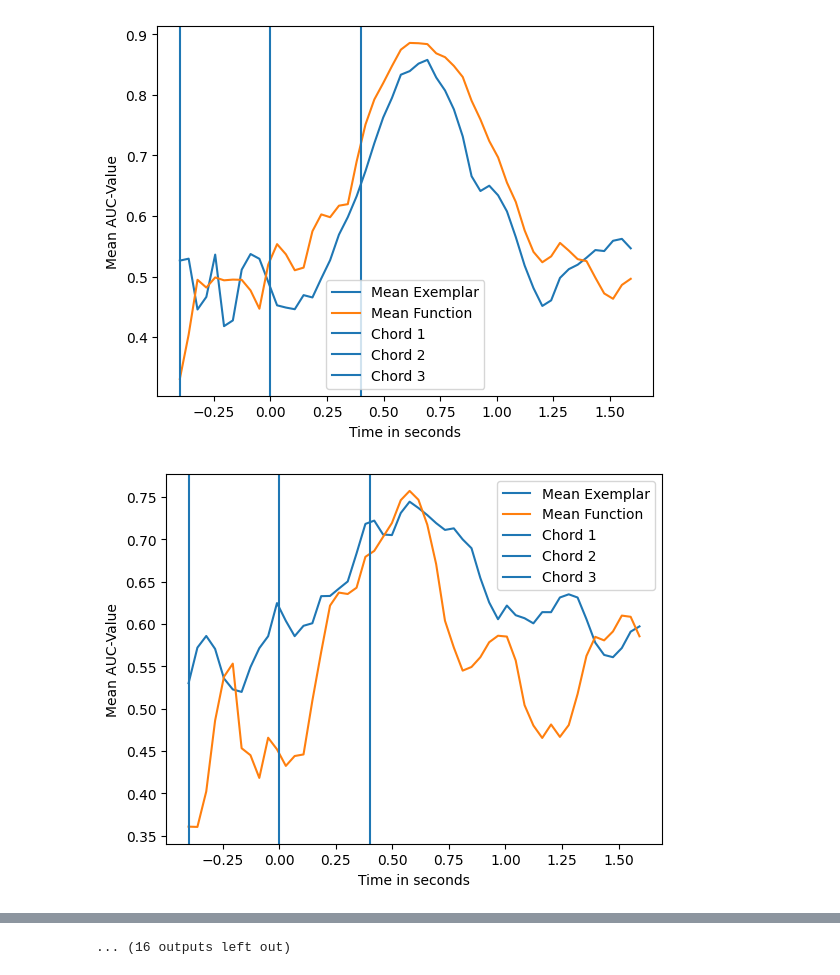
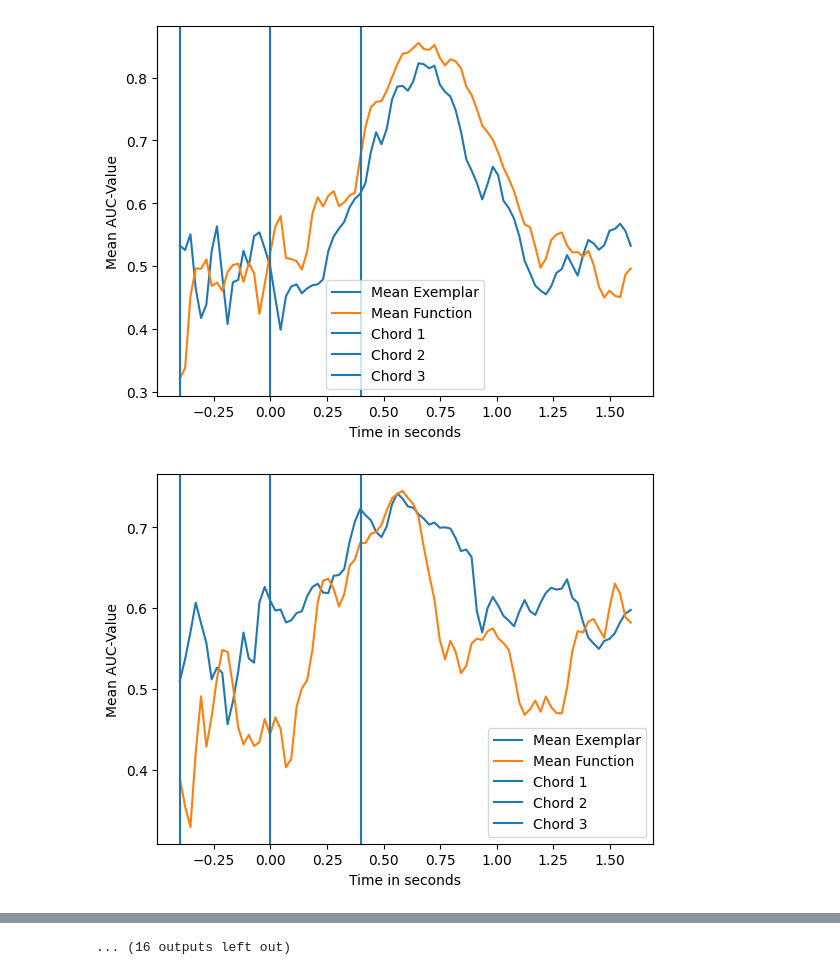
Before and after one commit to Rripped/eeg-chord-oddball, a Jupyter notebook: statistical_analysis.ipynb, the cells around one changed output, grey strips where cells are left out. Saved outputs shown, nothing was run; the diff lists cells and outputs as text; code cells hidden in the pictures.

Commit message:
Added other step and window parameters

```diff
--- a/statistical_analysis.ipynb
+++ b/statistical_analysis.ipynb
@@ -3,7 +3,7 @@ import numpy as np
 import matplotlib.pyplot as plt
 import os
 # %%
-def find_txt_files(directory):
+def find_txt_files(directory, step, window):
     # List to hold the names of .txt files
     txt_files = []
 
@@ -11,17 +11,18 @@ def find_txt_files(directory):
     for filename in os.listdir(directory):
         # Check if the filename ends with .txt
         if filename.endswith('.txt'):
-            txt_files.append(filename)
+            if (str(window) + "_" + str(step)) in filename:
+                txt_files.append(filename)
 
     return txt_files
 # %%
 # Step and window size used for generating data
-step = 5
-window = 13
+step = 3
+window = 7
 
 # Directory where the files are stored
 data_dir = "./data"
-file_paths = find_txt_files(data_dir)
+file_paths = find_txt_files(data_dir, step, window)
 
 file_paths = file_paths[:-1]
 
@@ -42,16 +43,17 @@ for file_name in file_paths:
             data = np.loadtxt(file_path)
 
             # Append the data to the lists
-            all_roc_exemplar.append(abs(np.array(data[:, 0]) - 0.5) + 0.5)
-            all_roc_function.append(abs(np.array(data[:, 1]) - 0.5) + 0.5)
+            # all_roc_exemplar.append(abs(np.array(data[:, 0]) - 0.5) + 0.5)
+            # all_roc_function.append(abs(np.array(data[:, 1]) - 0.5) + 0.5)
+            # print(file_name)
 
-            # exemplar = data[:, 0]
-            # function = data[:, 1]
-            # exemplar[exemplar < 0.5] = 0.5
-            # function[function < 0.5] = 0.5
+            exemplar = data[:, 0]
+            function = data[:, 1]
+            exemplar[exemplar < 0.5] = 0.5
+            function[function < 0.5] = 0.5
 
-            # all_roc_exemplar.append(exemplar)
-            # all_roc_function.append(function)
+            all_roc_exemplar.append(exemplar)
+            all_roc_function.append(function)
 
 
 
@@ -90,35 +92,35 @@ plt.show()
 # %%
 # Step and window size used for generating data
-step = 5
-window = 13
+step = 3
+window = 7
 
 # Directory where the files are stored
 data_dir = "./data"
-file_paths = find_txt_files(data_dir)
+file_paths = find_txt_files(data_dir, step, window)
 
 
 # Process each file
 for file_name in file_paths:
     file_path = data_dir + "/" + file_name
     if os.path.exists(file_path):
         # Read the data from the file
         data = np.loadtxt(file_path)
 
 
         # Generate the time vector
         time = [i * step / 128 - 0.4 for i in range(len(data[:, 0]))]
 
         # Plotting
         plt.plot(time, data[:, 0], label="Mean Exemplar")
         plt.plot(time, data[:, 1], label="Mean Function")
 
         plt.axvline(-0.4, label="Chord 1")
         plt.axvline(0, label="Chord 2")
         plt.axvline(0.4, label="Chord 3")
         plt.ylabel("Mean AUC-Value")
         plt.xlabel("Time in seconds")
         plt.legend()
         plt.show()
 # %% [output]
-[figure, old version]
+[figure, new version]
-[figure, old version]
+[figure, new version]
```
Also changed, not shown: parts of 2 cells of this notebook, 28 other files.
